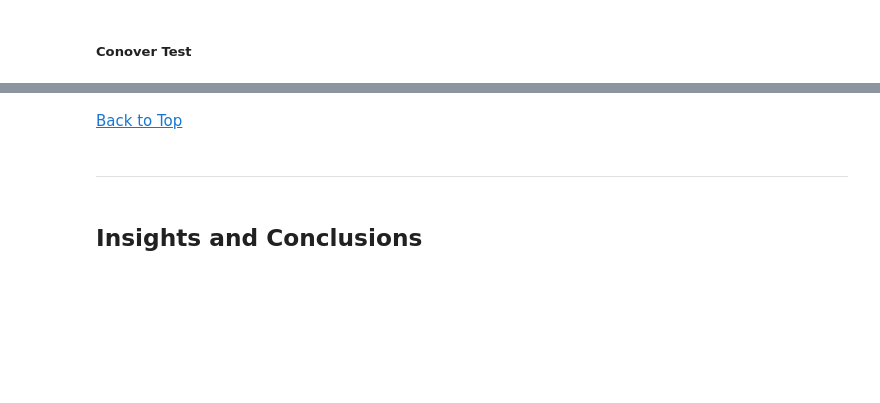
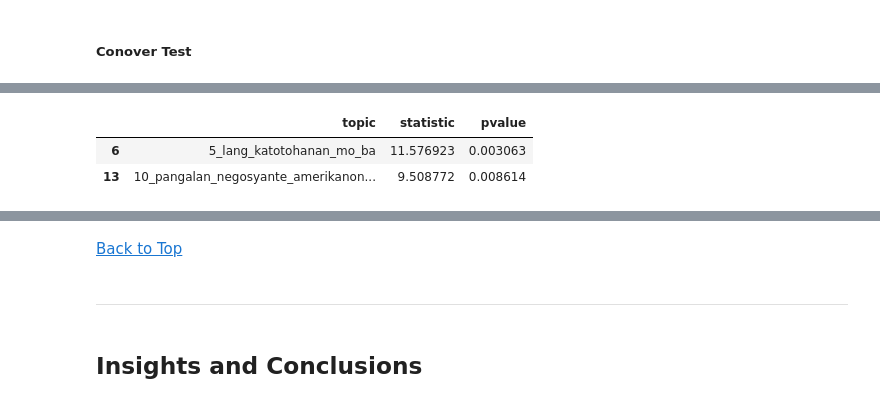
Before and after one commit to Dawsxn/CSMODEL_MCO, a Jupyter notebook: phase_2.ipynb, the cells around one changed output, grey strips where cells are left out. Drawn from its saved outputs; the diff is of its cells as text; code cells hidden in the pictures; blank space fills up the shorter version.

```diff
--- a/phase_2.ipynb
+++ b/phase_2.ipynb
@@ -1162,0 +1220,6 @@ px.bar(
+# %%
+friedman_df[friedman_df['pvalue'] < alpha]
+# %% [output]
+|  | topic | statistic | pvalue |
+| 6 | 5_lang_katotohanan_mo_ba | 11.576923 | 0.003063 |
+| 13 | 10_pangalan_negosyante_amerikanon... | 9.508772 | 0.008614 |
```
Also changed, not shown: parts of 104 cells of this notebook, 4 other files.
